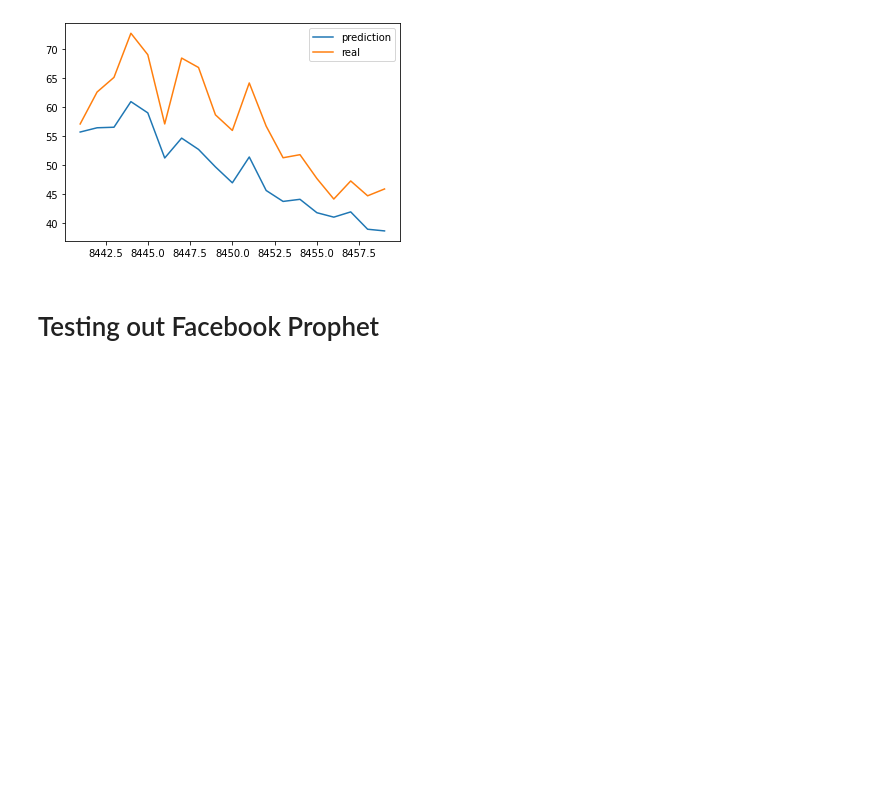
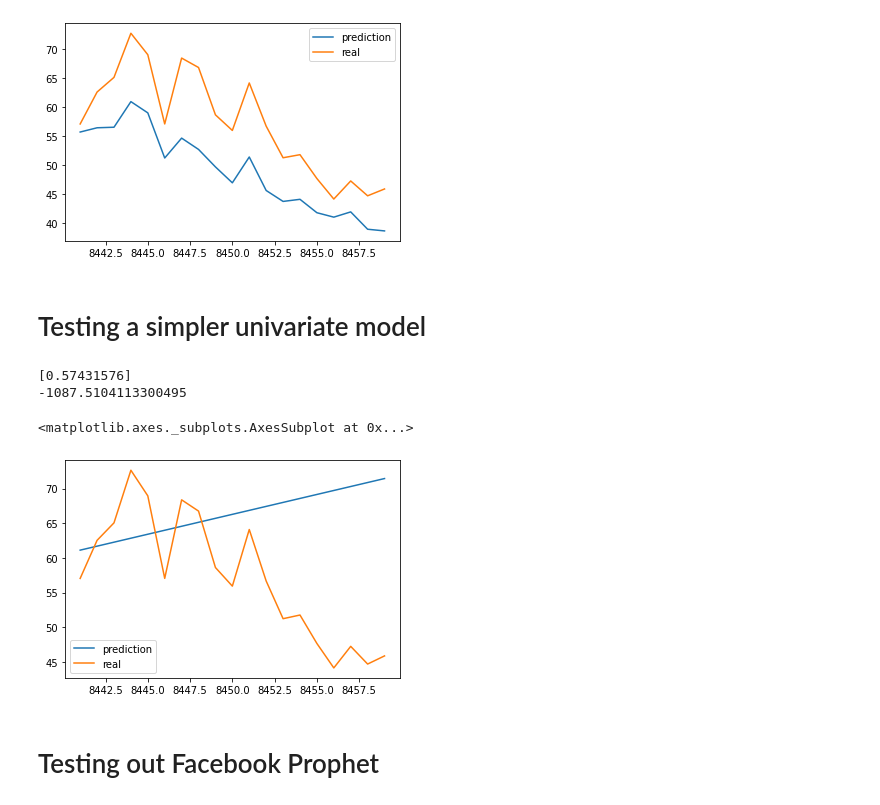
Before and after one commit to AayushKucheria/Reaktor-Communicating-Climate-Change, a Jupyter notebook: Data exploration.ipynb, the cells around one changed output. Saved outputs shown, nothing was run; the diff lists cells and outputs as text; code cells hidden in the pictures; blank space fills up the shorter version.

Commit message:
Comparing prophet to linear regression

```diff
--- a/Data exploration.ipynb
+++ b/Data exploration.ipynb
@@ -365,6 +365,26 @@ result[["prediction", "real"]].plot()
 32.48869126762766
 <matplotlib.axes._subplots.AxesSubplot at 0x...>
 [figure]
+# %% [markdown]
+# Testing a simpler univariate model
+# %%
+X = training.year.values.reshape(-1, 1)
+reg = LinearRegression().fit(X, y)
+
+print(reg.coef_)
+print(reg.intercept_)
+
+prediction = reg.predict(test.year.values.reshape(-1, 1))
+real = test.co2
+
+result_simple = pd.DataFrame({"year": test.year, "prediction": prediction, "real":real})
+
+result_simple[["prediction", "real"]].plot()
+# %% [output]
+[0.57431576]
+-1087.5104113300495
+<matplotlib.axes._subplots.AxesSubplot at 0x...>
+[figure, added]
 # %% [markdown]
 # Testing out Facebook Prophet
 # %%
```
Also changed, not shown: parts of 3 cells of this notebook.
